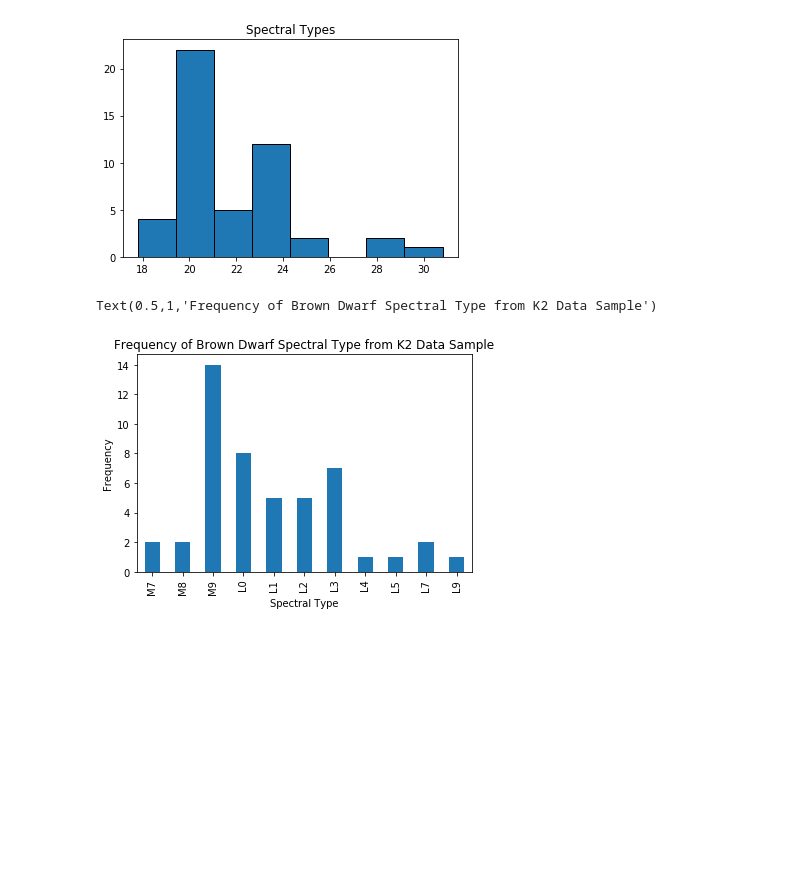
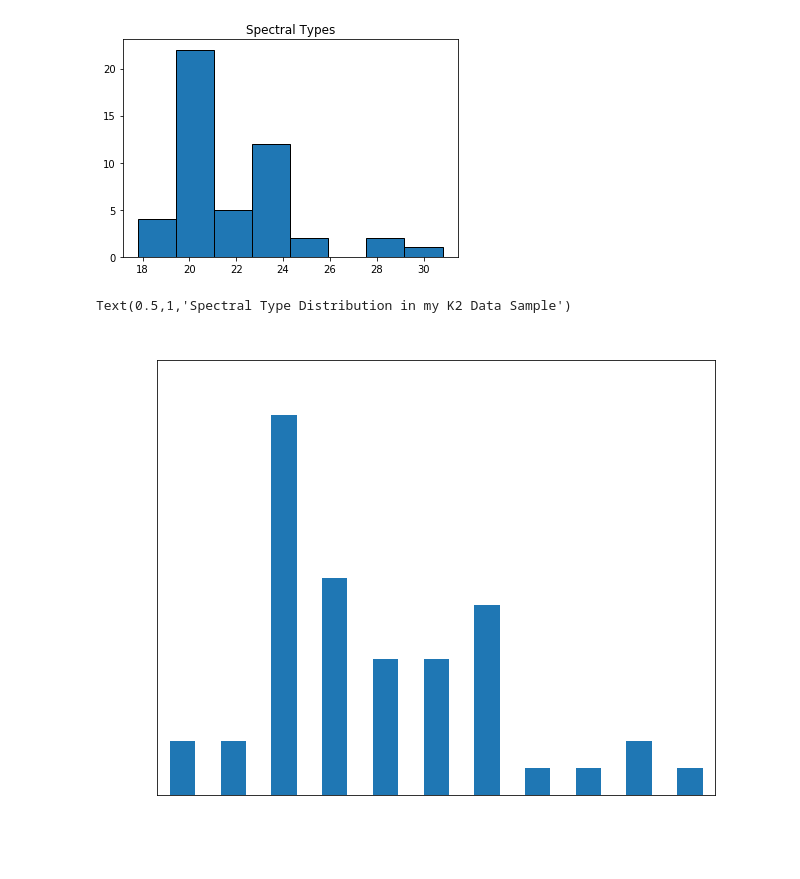
Before and after one commit to ammccarthy/BDvariabilityREU, a Jupyter notebook: K2data/CMD and Histogram.ipynb, the cells around one changed output. Drawn from its saved outputs; the diff is of its cells as text; code cells hidden in the pictures; blank space fills up the shorter version.

```diff
--- a/K2data/CMD and Histogram.ipynb
+++ b/K2data/CMD and Histogram.ipynb
@@ -4,6 +4,7 @@ import csv
 import lightkurve as lk
 from lightkurve import search_targetpixelfile
 import matplotlib.pyplot as plt
+plt.rcParams.update({'font.size': 18})
 import astropy.units as u
 import sys, string, calendar, datetime, traceback
 # %%
@@ -203,13 +212,22 @@ plt.show()
 # %%
 import pandas
 from collections import Counter
 #spec_types_original.sort()
+#fig = plt.figure(figsize=(10,10))
+#ax = fig.add_subplot(111)
 letter_counts = Counter(spec_types_original)
 df = pandas.DataFrame.from_dict(letter_counts, orient='index')
-ax=df.plot(kind='bar', legend=False)
+ax=df.plot(kind='bar', legend=False, figsize=(10,8))
 ax.set_xlabel('Spectral Type')
-ax.set_ylabel('Frequency')
-ax.set_title('Frequency of Brown Dwarf Spectral Type from K2 Data Sample')
+ax.set_ylabel('Number')
+ax.yaxis.label.set_color('white')
+ax.xaxis.label.set_color('white')
+ax.title.set_color('white')
+ax.tick_params(axis='x', colors='white')
+ax.tick_params(axis='y', colors='white')
+ax.set_ylim(0,16)
+
+ax.set_title('Spectral Type Distribution in my K2 Data Sample')
 # %% [output]
-Text(0.5,1,'Frequency of Brown Dwarf Spectral Type from K2 Data Sample')
+Text(0.5,1,'Spectral Type Distribution in my K2 Data Sample')
-[figure, old version]
+[figure, new version]
```
Also changed, not shown: parts of 5 cells of this notebook.
